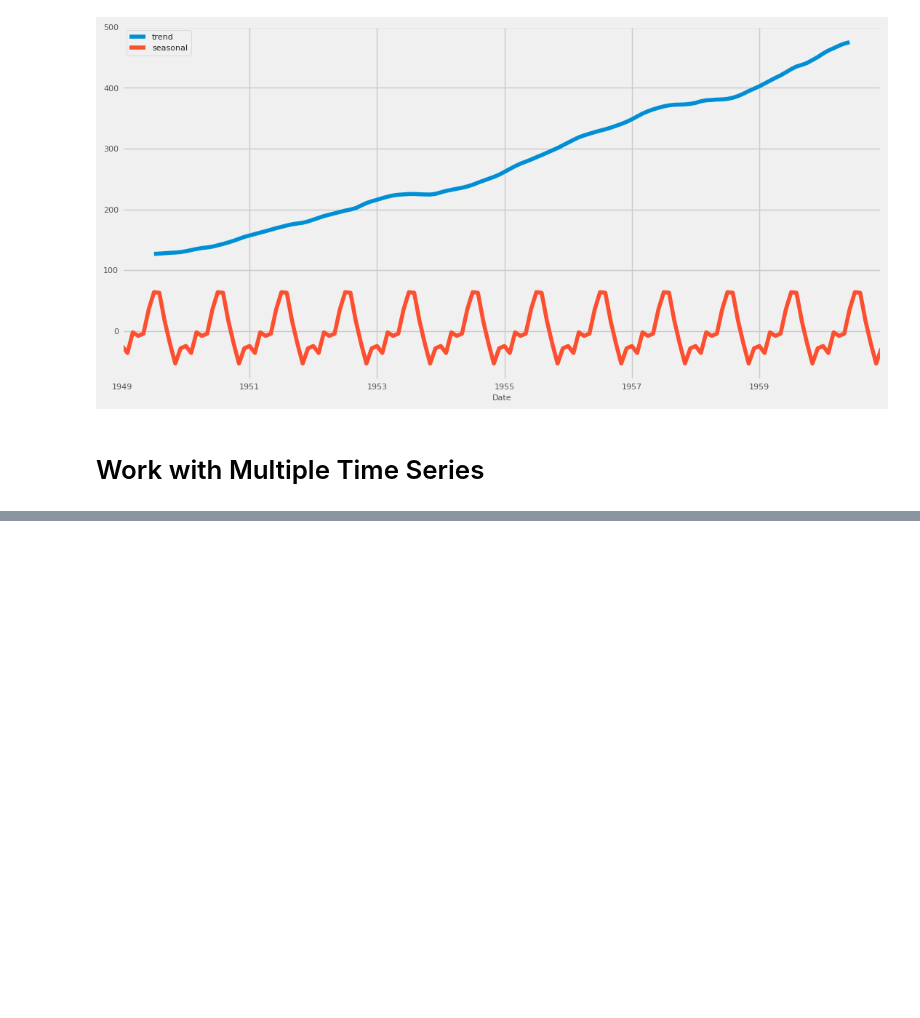
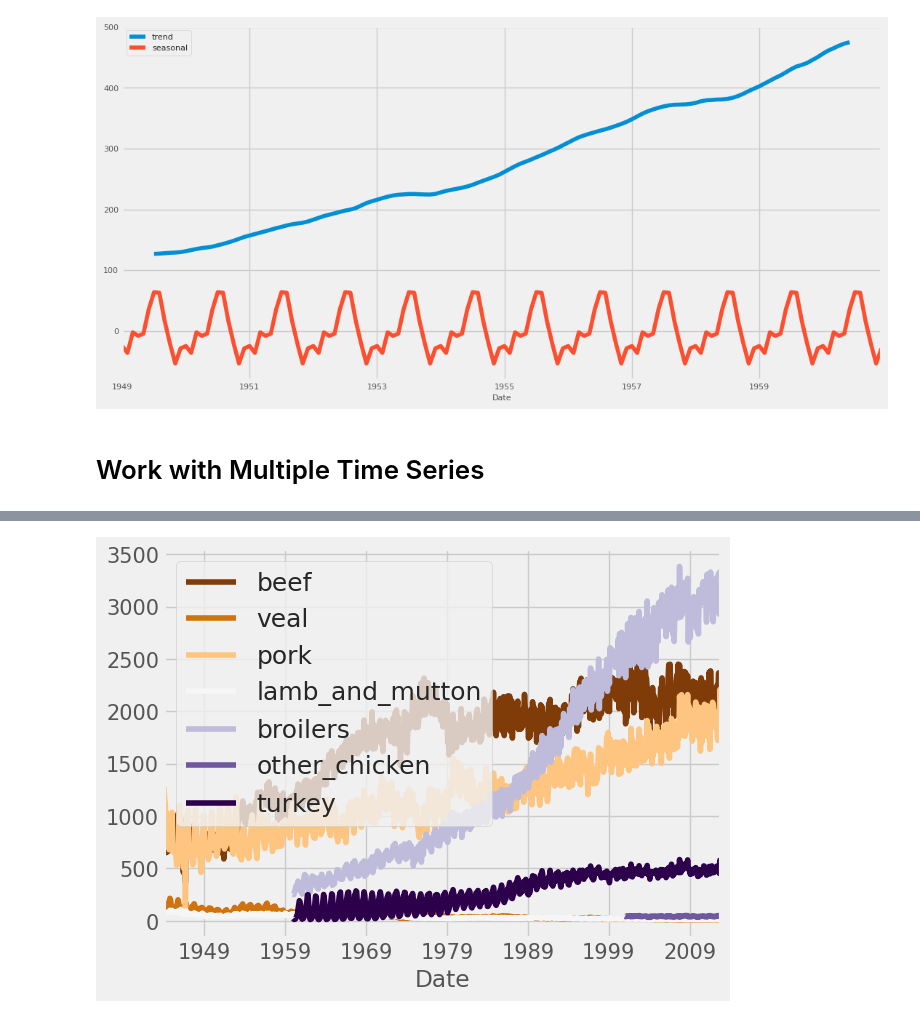
Before and after one commit to MeghanGH/time-series-with-python, a Jupyter notebook: Visualizing_time_series_data_in_python.ipynb, the cells around one changed output, grey strips where cells are left out. Cells and saved outputs as stored; diff of their text form; code cells hidden in the pictures; blank space fills up the shorter version.

```diff
--- a/Visualizing_time_series_data_in_python.ipynb
+++ b/Visualizing_time_series_data_in_python.ipynb
@@ -585,0 +669,12 @@ Month
+# %%
+# Plot time series dataset using the PuOr color palette
+ax = meat.plot(colormap='PuOr', fontsize=15)
+
+# Additional customizations
+ax.set_xlabel('Date')
+ax.legend(fontsize=18)
+
+# Show plot
+plt.show()
+# %% [output]
+[figure, added]
```
Also changed, not shown: parts of 19 cells of this notebook.
